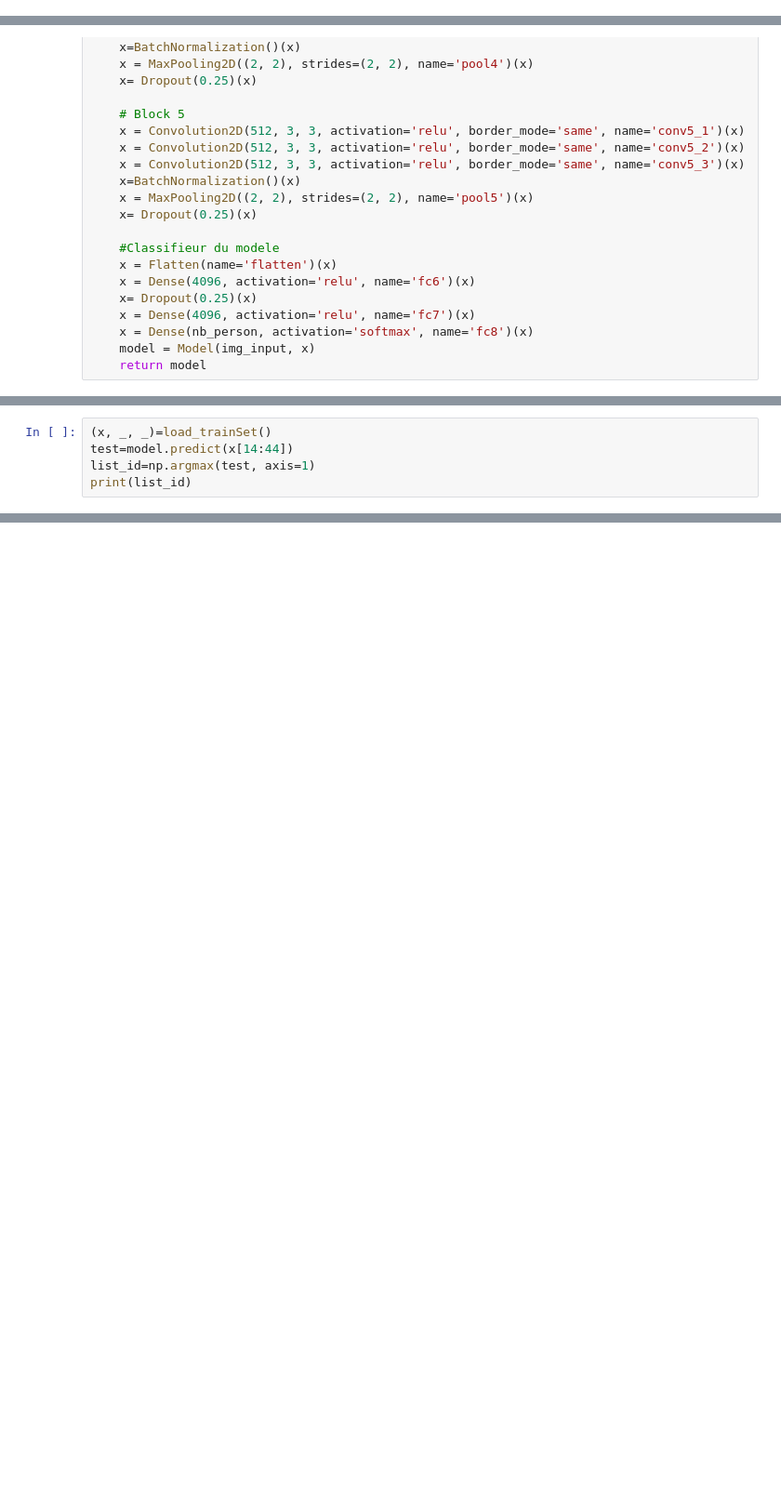
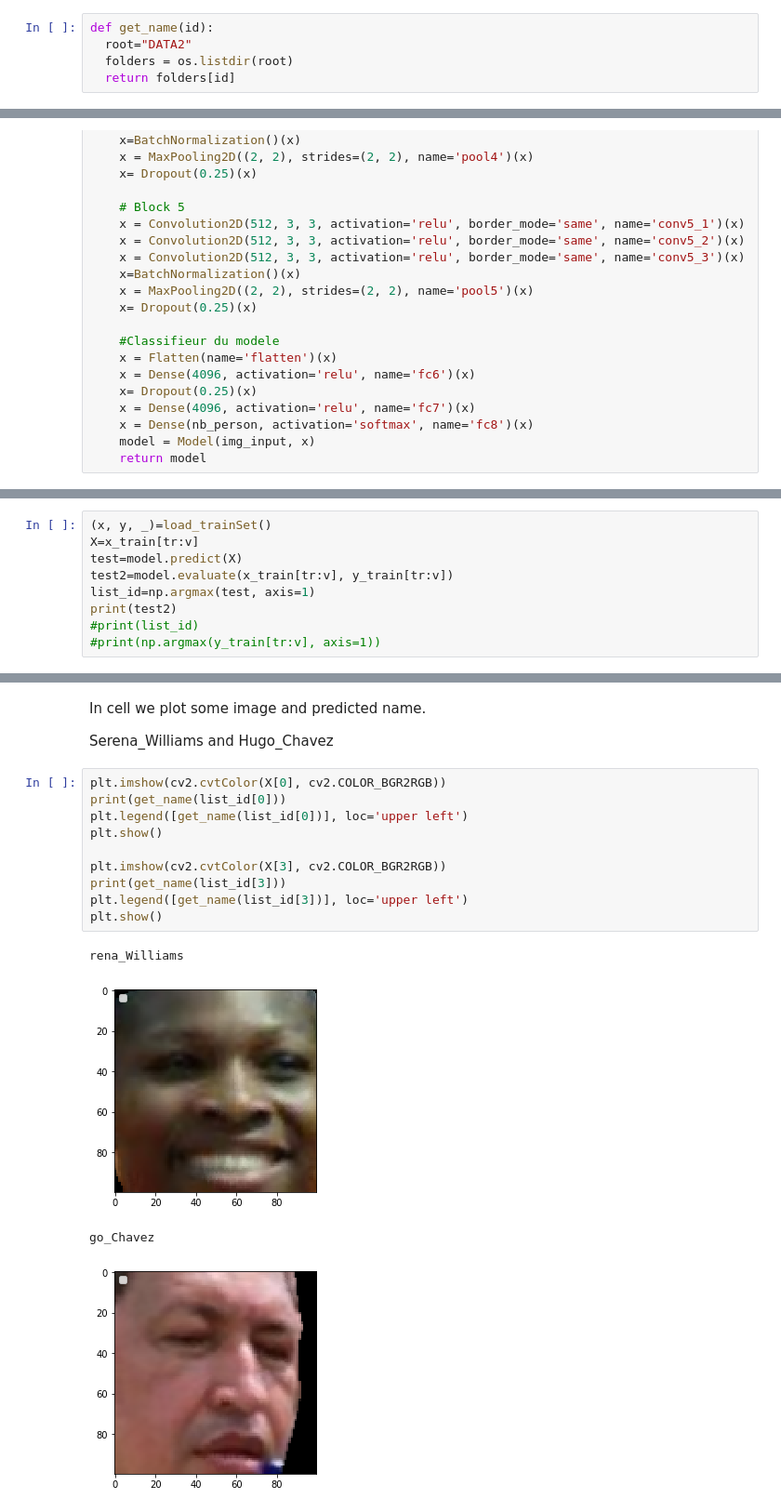
Before and after one commit to arnauldnzegha/face_fingerprinter_fusion_for_authentification, a Jupyter notebook: Face_recognition_using_cnn_on_tensorflow.ipynb, the cells around one changed output, grey strips where cells are left out. Shown at 93% size. Saved outputs shown, nothing was run; the diff lists cells and outputs as text; blank space fills up the shorter version.

```diff
--- a/Face_recognition_using_cnn_on_tensorflow.ipynb
+++ b/Face_recognition_using_cnn_on_tensorflow.ipynb
@@ -70,6 +72,11 @@ def load_trainSet():
             x_data.extend([img])
             y_label.extend([label])
     return (np.asarray(x_data), np.asarray(y_label), nb)
+# %%
+def get_name(id):
+  root="DATA2"
+  folders = os.listdir(root)
+  return folders[id]
 # %%
 def mixData(xs,ys):
     xys=[]
@@ -180,6 +191,10 @@ Test predictions
 # %%
-(x, _, _)=load_trainSet()
-test=model.predict(x[14:44])
+(x, y, _)=load_trainSet()
+X=x_train[tr:v]
+test=model.predict(X)
+test2=model.evaluate(x_train[tr:v], y_train[tr:v])
 list_id=np.argmax(test, axis=1)
-print(list_id)
+print(test2)
+#print(list_id)
+#print(np.argmax(y_train[tr:v], axis=1))
 # %% [output]
@@ -187,0 +203,19 @@ print(list_id)
+# %% [markdown]
+In cell we plot some image and predicted name.
+
+Serena_Williams   and Hugo_Chavez
+# %%
+plt.imshow(cv2.cvtColor(X[0], cv2.COLOR_BGR2RGB))
+print(get_name(list_id[0]))
+plt.legend([get_name(list_id[0])], loc='upper left')
+plt.show()
+
+plt.imshow(cv2.cvtColor(X[3], cv2.COLOR_BGR2RGB))
+print(get_name(list_id[3]))
+plt.legend([get_name(list_id[3])], loc='upper left')
+plt.show()
+# %% [output]
+rena_Williams
+[figure, added]
+go_Chavez
+[figure, added]
```
Also changed, not shown: parts of 9 cells of this notebook.
